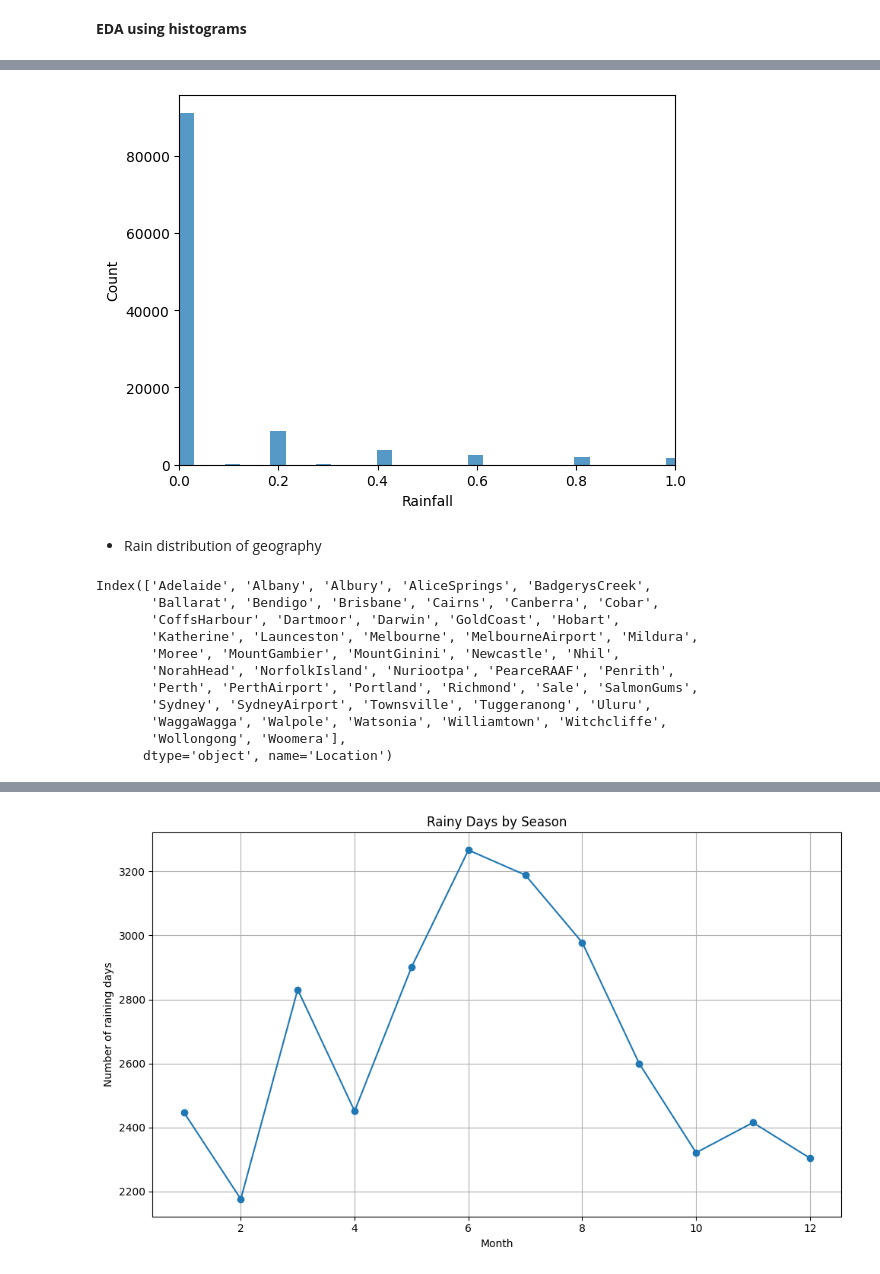
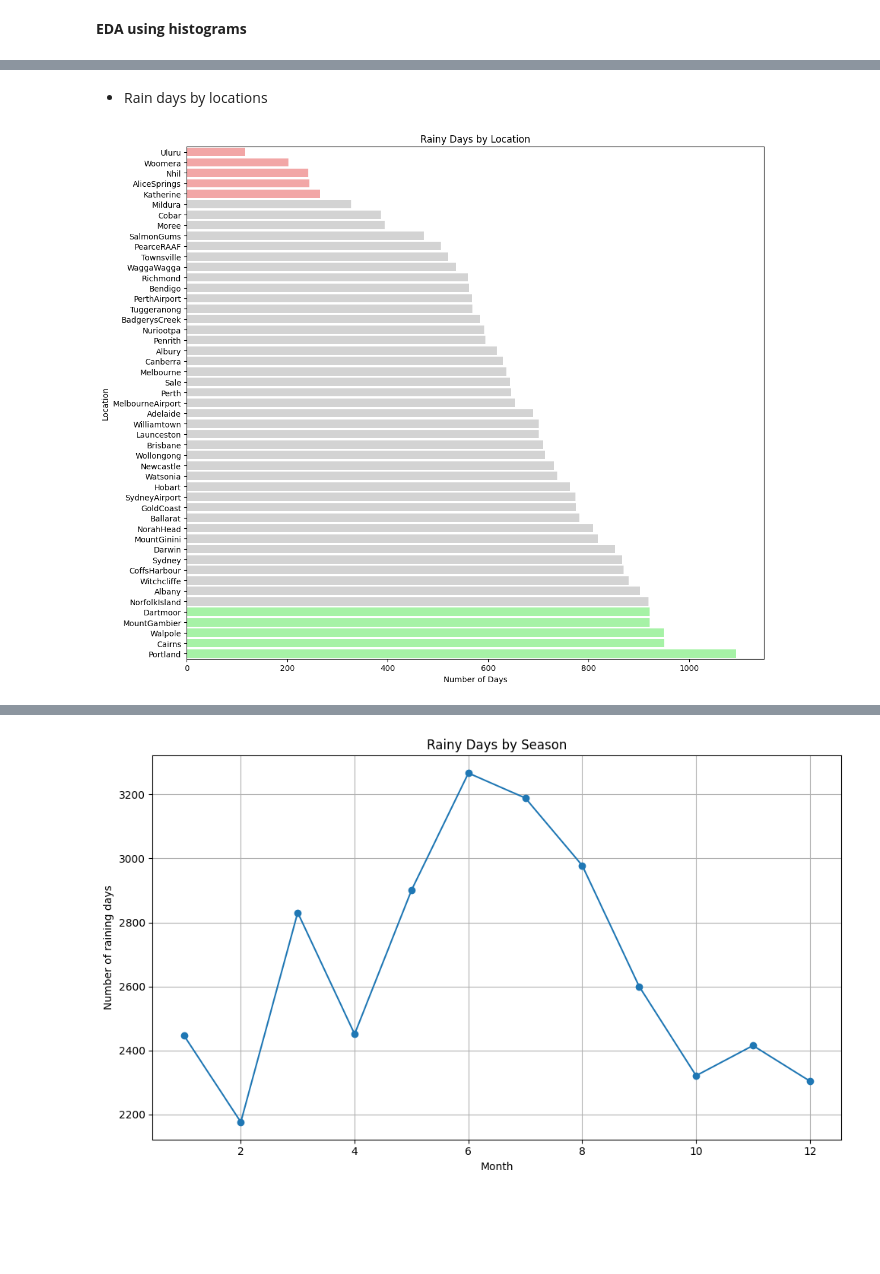
Before and after one commit to Aimee-Le/AusWeatherAnalysis, a Jupyter notebook: src.ipynb, the cells around one changed output, grey strips where cells are left out. Cells and saved outputs as stored; diff of their text form; code cells hidden in the pictures; blank space fills up the shorter version.

```diff
--- a/src.ipynb
+++ b/src.ipynb
@@ -190,13 +195,29 @@ Display the `Rainfall` distribution seperately with smaller size of `xlim`
-# %%
-sns.histplot(df['Rainfall'])
-plt.xlim(0,1);
-# %% [output]
-[figure, removed]
-# %% [markdown]
-- Rain distribution of geography
+# %% [markdown]
+- Rain days by locations
 # %%
-df_rain = df[df['RainToday'] == 1].groupby(df['Location']).count()
+df_rain = df['Location'][df['RainToday'] == 1].groupby(df['Location']).count().to_frame()
 # %%
-df_rain = df_rain['Location']
+df_rain.columns.values[0] = 'RainDay'
 # %%
-df_rain = df_rain.to_frame()
+custom_palette = sns.color_palette(["#FF9999", "#66B3FF", "#99FF99"])
+
+plt.figure(figsize=(12, 10))
+sorted_df = df_rain.sort_values('RainDay')
+
+colors = ['lightgray'] * len(sorted_df)
+top_5_indices = sorted_df.index[-5:]  # Last 5 values
+bottom_5_indices = sorted_df.index[:5]  # First 5 values
+
+for i in range(len(sorted_df)):
+    if sorted_df.index[i] in top_5_indices:
+        colors[i] = custom_palette[2]
+    elif sorted_df.index[i] in bottom_5_indices:
+        colors[i] = custom_palette[0]
+
+sns.barplot(x='RainDay', y=sorted_df.index, data=sorted_df, palette=colors)
+plt.xlabel('Number of Days')
+plt.title('Rainy Days by Location')
+plt.tight_layout()
+plt.show()
+# %% [output]
+[figure, added]
@@ -205,14 +223,0 @@ df_rain.columns.values[0] = 'RainDay'
-# %%
-df_rain.index
-# %% [output]
-Index(['Adelaide', 'Albany', 'Albury', 'AliceSprings', 'BadgerysCreek',
-       'Ballarat', 'Bendigo', 'Brisbane', 'Cairns', 'Canberra', 'Cobar',
-       'CoffsHarbour', 'Dartmoor', 'Darwin', 'GoldCoast', 'Hobart',
-       'Katherine', 'Launceston', 'Melbourne', 'MelbourneAirport', 'Mildura',
-       'Moree', 'MountGambier', 'MountGinini', 'Newcastle', 'Nhil',
-       'NorahHead', 'NorfolkIsland', 'Nuriootpa', 'PearceRAAF', 'Penrith',
-       'Perth', 'PerthAirport', 'Portland', 'Richmond', 'Sale', 'SalmonGums',
-       'Sydney', 'SydneyAirport', 'Townsville', 'Tuggeranong', 'Uluru',
-       'WaggaWagga', 'Walpole', 'Watsonia', 'Williamtown', 'Witchcliffe',
-       'Wollongong', 'Woomera'],
-      dtype='object', name='Location')
```
Also changed, not shown: parts of 36 cells of this notebook.
